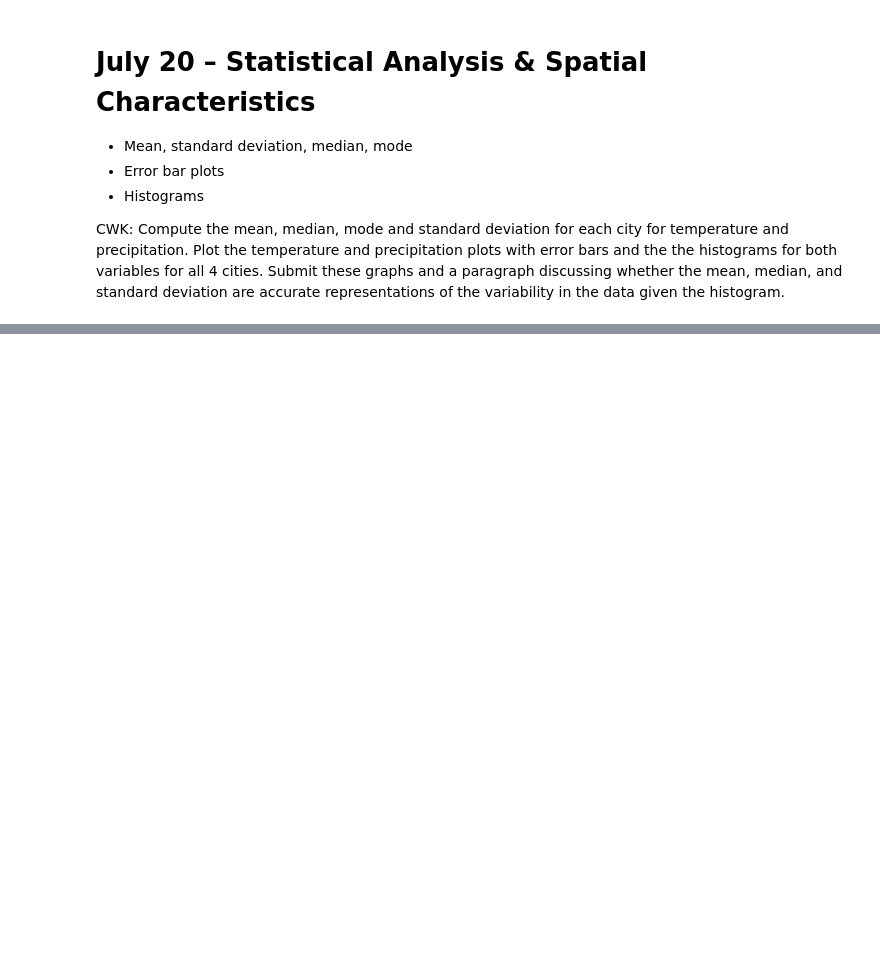
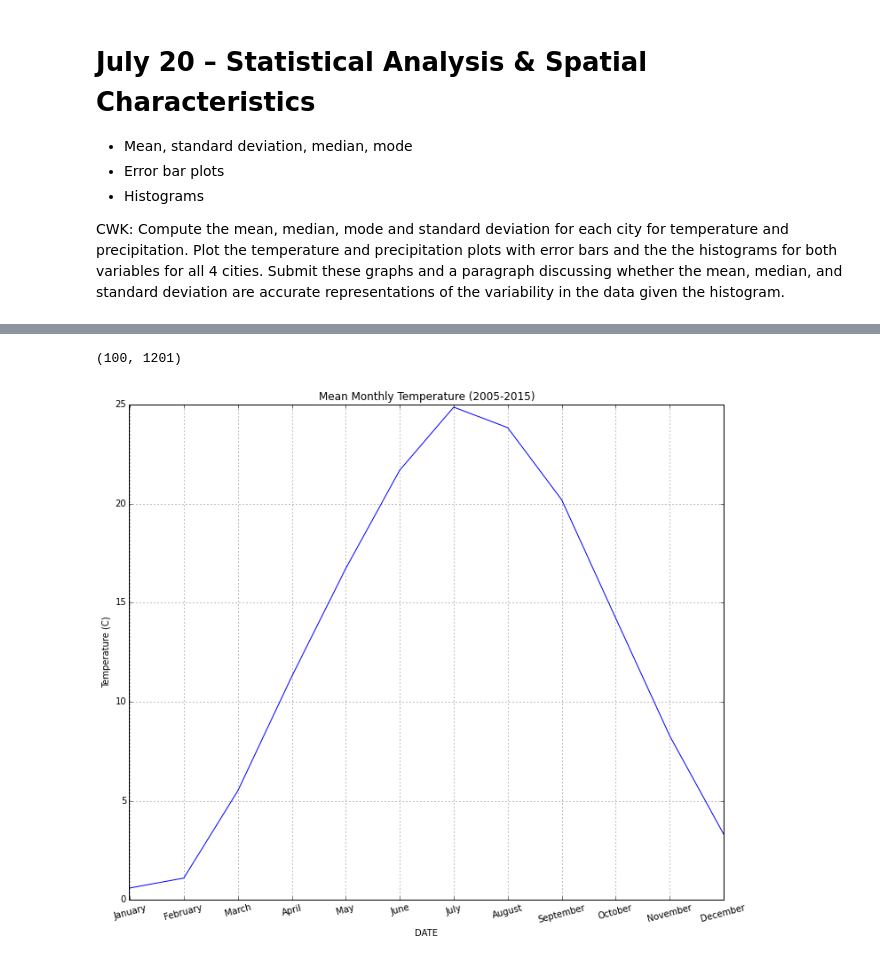
Before and after one commit to story645/EAS213, a Jupyter notebook: july20.ipynb, the cells around one changed output, grey strips where cells are left out. Saved outputs shown, nothing was run; the diff lists cells and outputs as text; code cells hidden in the pictures; blank space fills up the shorter version.

```diff
--- a/july20.ipynb
+++ b/july20.ipynb
@@ -24,0 +44,2 @@ nyc_agg = nyc.groupby('DATE').mean()
+# %%
+nyc_month=nyc_agg.groupby(nyc_agg.index%10000)
@@ -24,0 +66,13 @@ nyc_agg = nyc.groupby('DATE').mean()
+# %%
+fig = plt.figure(figsize=(12,10))
+ax=fig.add_subplot(1,1,1)
+ax.set_title("Mean Monthly Temperature (2005-2015)")
+(nyc_month['MNTM'].mean()/10).plot(ax=ax)
+ax.set_ylabel("Temperature (C)")
+ax.set_xticks(range(101,1301,100))
+import calendar
+ax.set_xticklabels(calendar.month_name[1:], rotation=15)
+ax.set_xlim((100,1201))
+# %% [output]
+(100, 1201)
+[figure, added]
```
Also changed, not shown: parts of 13 cells of this notebook, 1 other file.
